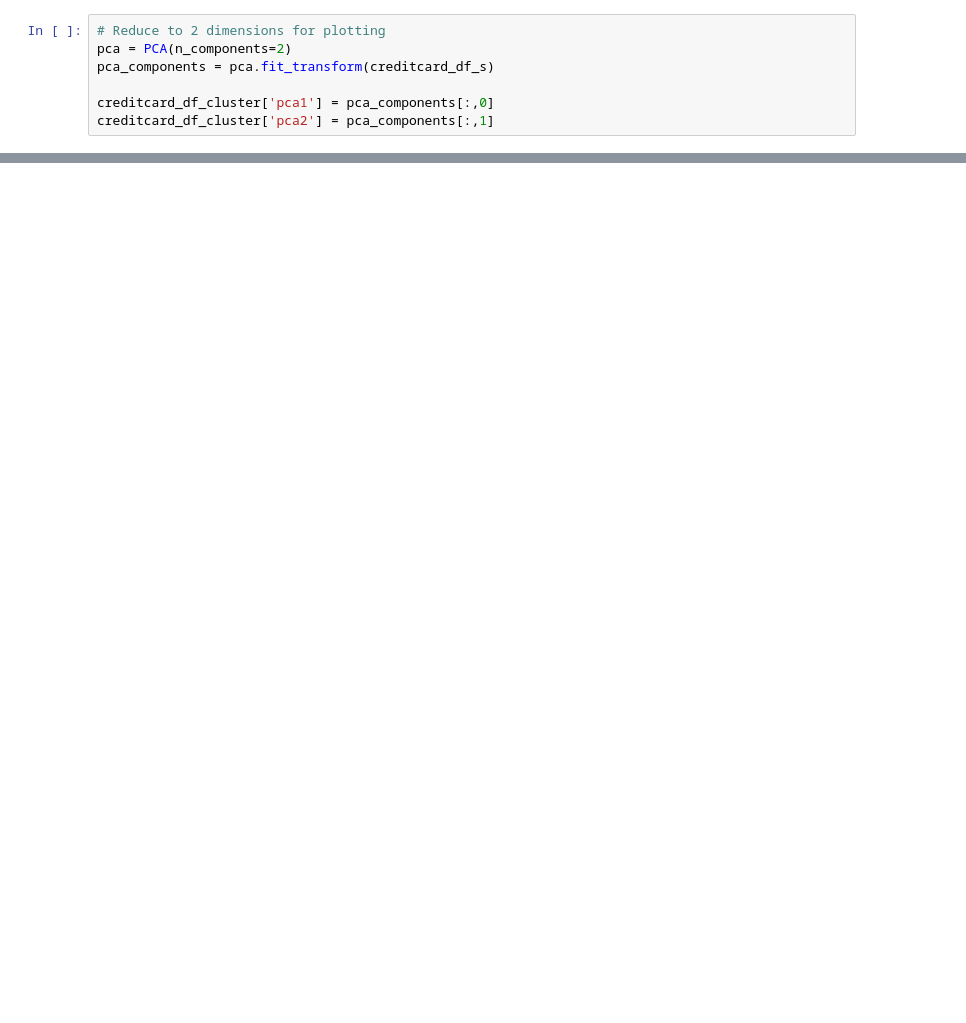
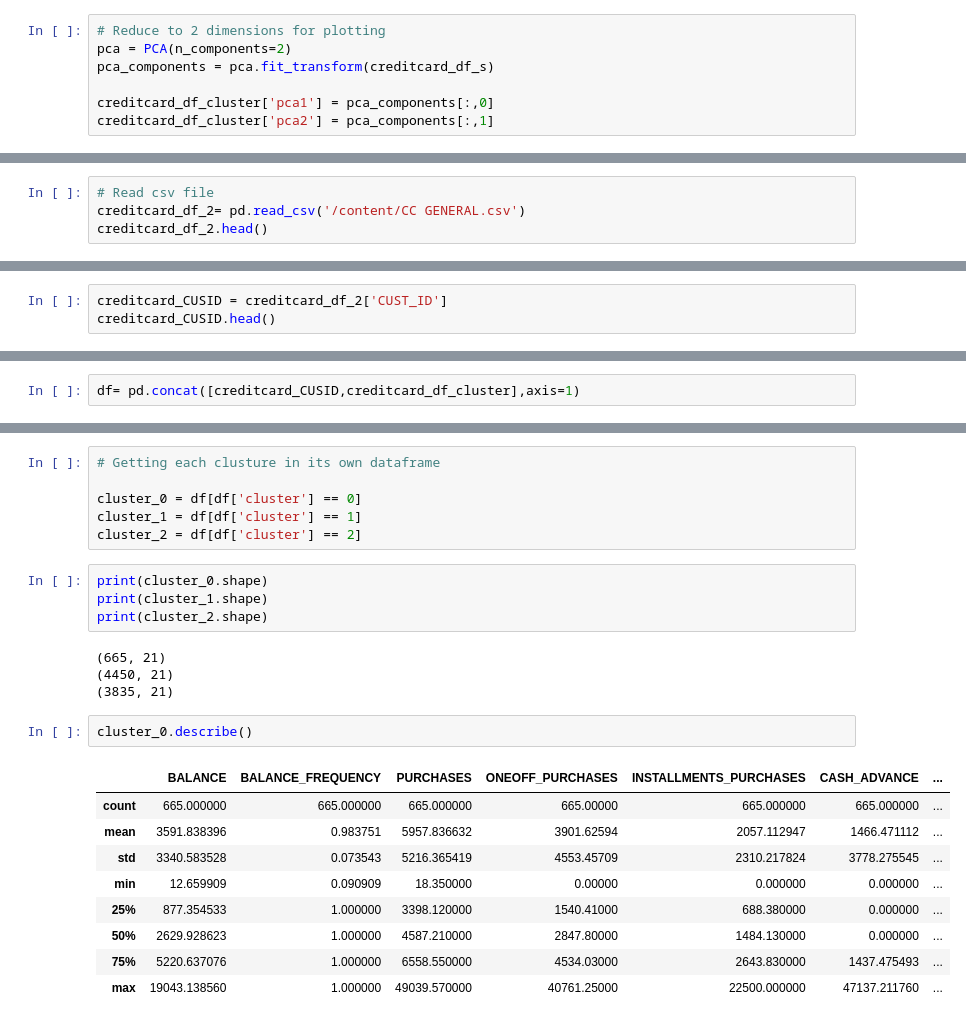
Before and after one commit to alb1nut/Credit-Card-Customer-Segmentation-, a Jupyter notebook: Customer_Segmentation_for_Marketing_Strategy.ipynb, the cells around one changed output, grey strips where cells are left out. Saved outputs shown, nothing was run; the diff lists cells and outputs as text; blank space fills up the shorter version.

Commit message:
Business insight from each cluster

```diff
--- a/Customer_Segmentation_for_Marketing_Strategy.ipynb
+++ b/Customer_Segmentation_for_Marketing_Strategy.ipynb
@@ -411,0 +434,4 @@ plt.show()
+# %%
+# Read csv file
+creditcard_df_2= pd.read_csv('/content/CC GENERAL.csv')
+creditcard_df_2.head()
@@ -411,0 +445,3 @@ plt.show()
+# %%
+creditcard_CUSID = creditcard_df_2['CUST_ID']
+creditcard_CUSID.head()
@@ -411,0 +456,2 @@ plt.show()
+# %%
+df= pd.concat([creditcard_CUSID,creditcard_df_cluster],axis=1)
@@ -411,0 +468,26 @@ plt.show()
+# %%
+# Getting each clusture in its own dataframe
+
+cluster_0 = df[df['cluster'] == 0]
+cluster_1 = df[df['cluster'] == 1]
+cluster_2 = df[df['cluster'] == 2]
+# %%
+print(cluster_0.shape)
+print(cluster_1.shape)
+print(cluster_2.shape)
+# %% [output]
+(665, 21)
+(4450, 21)
+(3835, 21)
+# %%
+cluster_0.describe()
+# %% [output]
+|  | BALANCE | BALANCE_FREQUENCY | PURCHASES | ONEOFF_PURCHASES | INSTALLMENTS_PURCHASES | CASH_ADVANCE | ... |
+| count | 665.000000 | 665.000000 | 665.000000 | 665.00000 | 665.000000 | 665.000000 | ... |
+| mean | 3591.838396 | 0.983751 | 5957.836632 | 3901.62594 | 2057.112947 | 1466.471112 | ... |
+| std | 3340.583528 | 0.073543 | 5216.365419 | 4553.45709 | 2310.217824 | 3778.275545 | ... |
+| min | 12.659909 | 0.090909 | 18.350000 | 0.00000 | 0.000000 | 0.000000 | ... |
+| 25% | 877.354533 | 1.000000 | 3398.120000 | 1540.41000 | 688.380000 | 0.000000 | ... |
+| 50% | 2629.928623 | 1.000000 | 4587.210000 | 2847.80000 | 1484.130000 | 0.000000 | ... |
+| 75% | 5220.637076 | 1.000000 | 6558.550000 | 4534.03000 | 2643.830000 | 1437.475493 | ... |
+| max | 19043.138560 | 1.000000 | 49039.570000 | 40761.25000 | 22500.000000 | 47137.211760 | ... |
```
Also changed, not shown: parts of 20 cells of this notebook.
